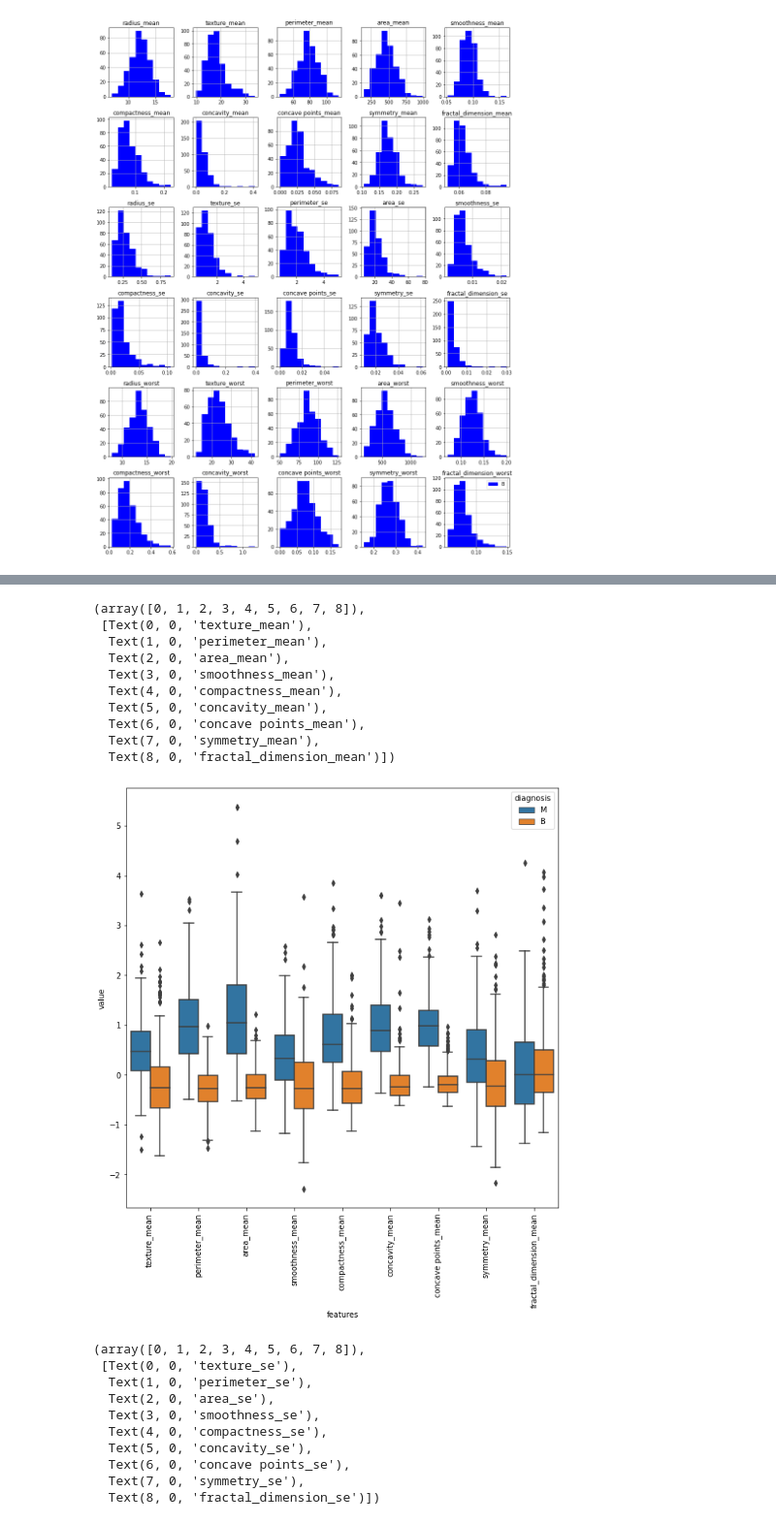
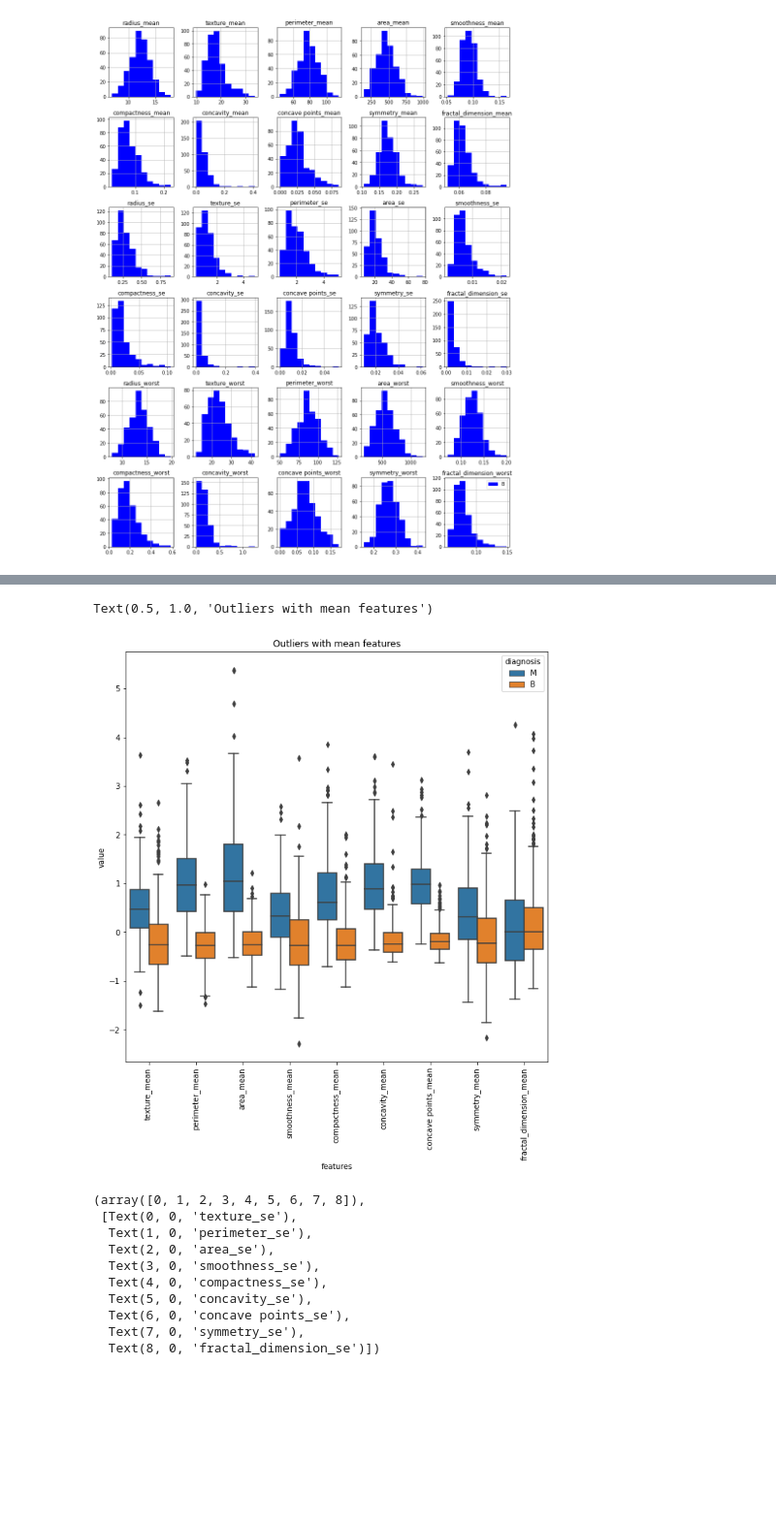
Before and after one commit to shubhisaxena1202/udacity-nanodegree-projects, a Jupyter notebook: Project 1/Breast_Cancer.ipynb, the cells around one changed output, grey strips where cells are left out. Shown at 97% size. Saved outputs shown, nothing was run; the diff lists cells and outputs as text; code cells hidden in the pictures; blank space fills up the shorter version.

```diff
--- a/Project 1/Breast_Cancer.ipynb
+++ b/Project 1/Breast_Cancer.ipynb
@@ -243,23 +208,14 @@ plt.xticks(rotation=90)
 # %%
+#Plot the boxplot of "mean" subset of features
 data_mean = pd.concat([diagnosis, scaled_df.iloc[:, 1:10]], axis=1)
 data_mean = pd.melt(data_mean, id_vars="diagnosis",
                     var_name="features",
                     value_name='value')
 plt.figure(figsize=(10, 10))
 sns.boxplot(x="features", y="value", hue="diagnosis", data=data_mean)
 plt.xticks(rotation=90)
-# dataframe.iloc[:,1:10]
-# scaled_df.type
+plt.title("Outliers with mean features")
 # %% [output]
-(array([0, 1, 2, 3, 4, 5, 6, 7, 8]),
- [Text(0, 0, 'texture_mean'),
-  Text(1, 0, 'perimeter_mean'),
-  Text(2, 0, 'area_mean'),
-  Text(3, 0, 'smoothness_mean'),
-  Text(4, 0, 'compactness_mean'),
-  Text(5, 0, 'concavity_mean'),
-  Text(6, 0, 'concave points_mean'),
-  Text(7, 0, 'symmetry_mean'),
-  Text(8, 0, 'fractal_dimension_mean')])
+Text(0.5, 1.0, 'Outliers with mean features')
-[figure, old version]
+[figure, new version]
 # %%
```
Also changed, not shown: parts of 64 cells of this notebook, 1 other file.
